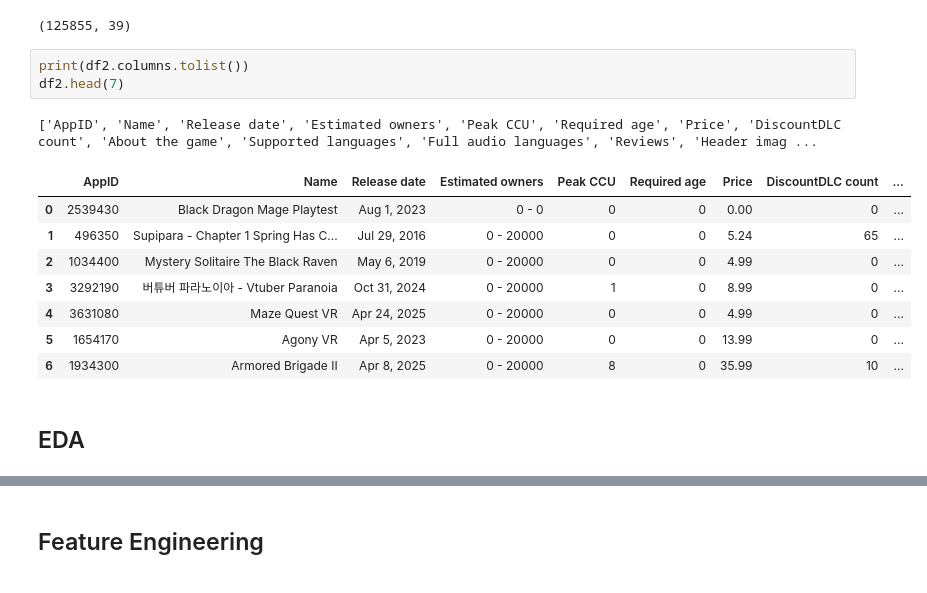
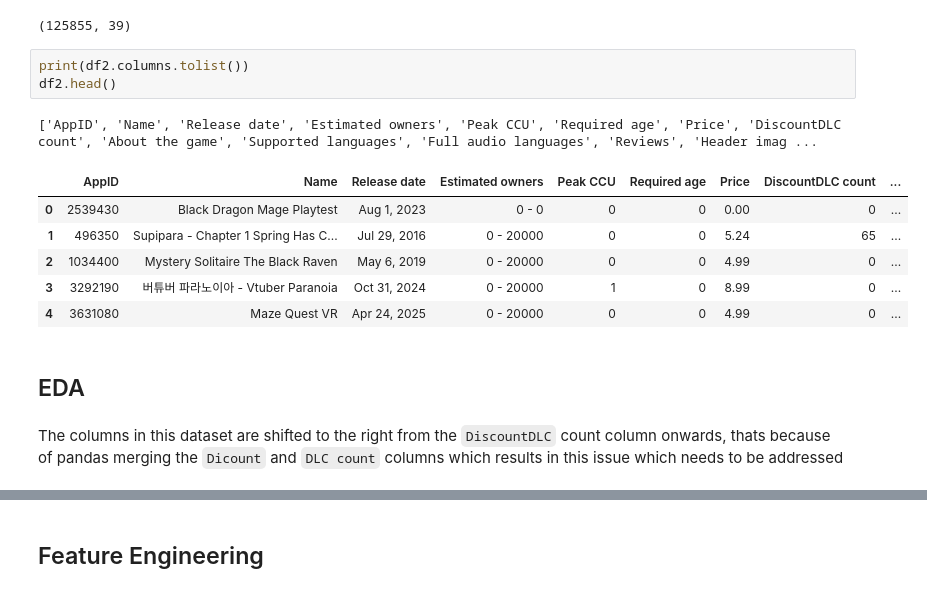
Before and after one commit to Qaem-7/labs_projects, a Jupyter notebook: Projects/Capstone Project/1. Lightning Talk #1/Qaem-Lightning_talk#1.ipynb, the cells around one changed output, grey strips where cells are left out. Saved outputs shown, nothing was run; the diff lists cells and outputs as text.

```diff
--- a/Projects/Capstone Project/1. Lightning Talk #1/Qaem-Lightning_talk#1.ipynb
+++ b/Projects/Capstone Project/1. Lightning Talk #1/Qaem-Lightning_talk#1.ipynb
@@ -424,16 +424,16 @@ print(df2.shape)
 (125855, 39)
 # %%
 print(df2.columns.tolist())
-df2.head(7)
+df2.head()
 # %% [output]
 ['AppID', 'Name', 'Release date', 'Estimated owners', 'Peak CCU', 'Required age', 'Price', 'DiscountDLC count', 'About the game', 'Supported languages', 'Full audio languages', 'Reviews', 'Header imag ...
 |  | AppID | Name | Release date | Estimated owners | Peak CCU | Required age | Price | DiscountDLC count | ... |
 | 0 | 2539430 | Black Dragon Mage Playtest | Aug 1, 2023 | 0 - 0 | 0 | 0 | 0.00 | 0 | ... |
 | 1 | 496350 | Supipara - Chapter 1 Spring Has C... | Jul 29, 2016 | 0 - 20000 | 0 | 0 | 5.24 | 65 | ... |
 | 2 | 1034400 | Mystery Solitaire The Black Raven | May 6, 2019 | 0 - 20000 | 0 | 0 | 4.99 | 0 | ... |
 | 3 | 3292190 | 버튜버 파라노이아 - Vtuber Paranoia | Oct 31, 2024 | 0 - 20000 | 1 | 0 | 8.99 | 0 | ... |
 | 4 | 3631080 | Maze Quest VR | Apr 24, 2025 | 0 - 20000 | 0 | 0 | 4.99 | 0 | ... |
-| 5 | 1654170 | Agony VR | Apr 5, 2023 | 0 - 20000 | 0 | 0 | 13.99 | 0 | ... |
-| 6 | 1934300 | Armored Brigade II | Apr 8, 2025 | 0 - 20000 | 8 | 0 | 35.99 | 10 | ... |
 # %% [markdown]
 ## EDA
+# %% [markdown]
+The columns in this dataset are shifted to the right from the `DiscountDLC` count column onwards, thats because of pandas merging the `Dicount` and `DLC count` columns which results in this issue which needs to be addressed
```
Also changed, not shown: parts of 29 cells of this notebook, 1 other file.
